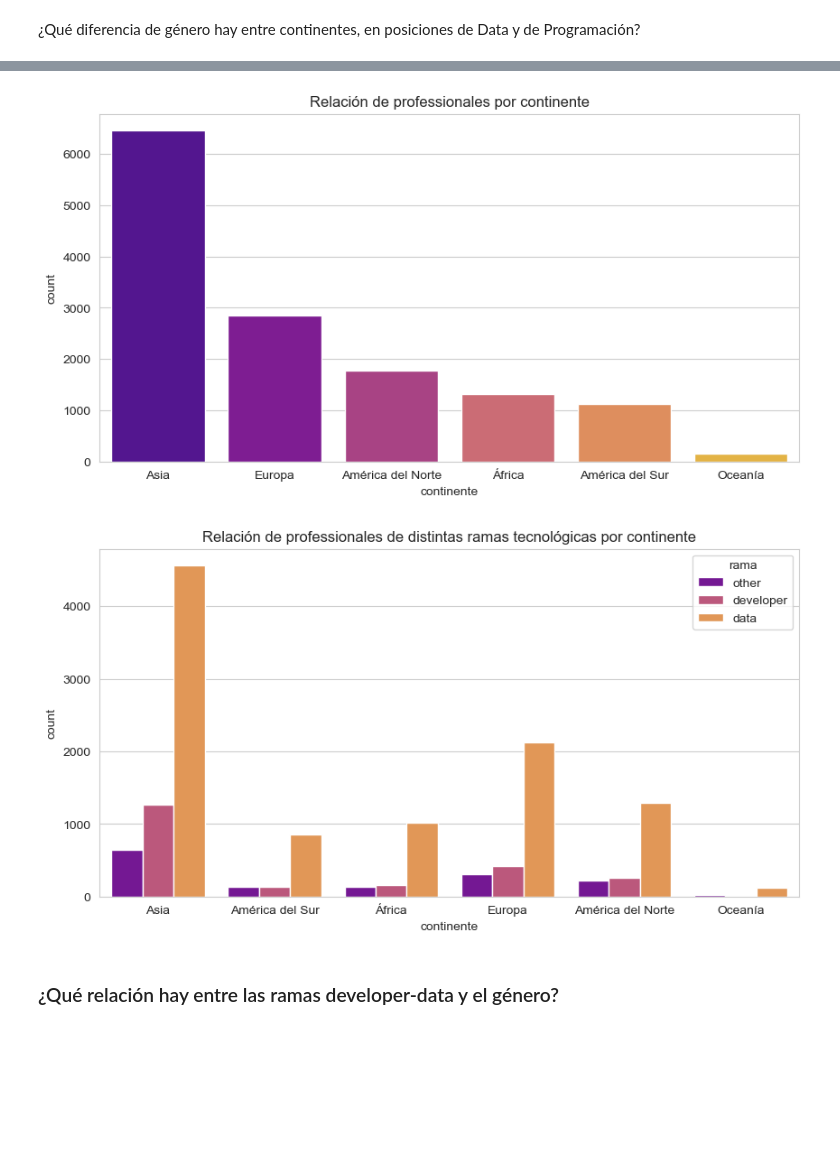
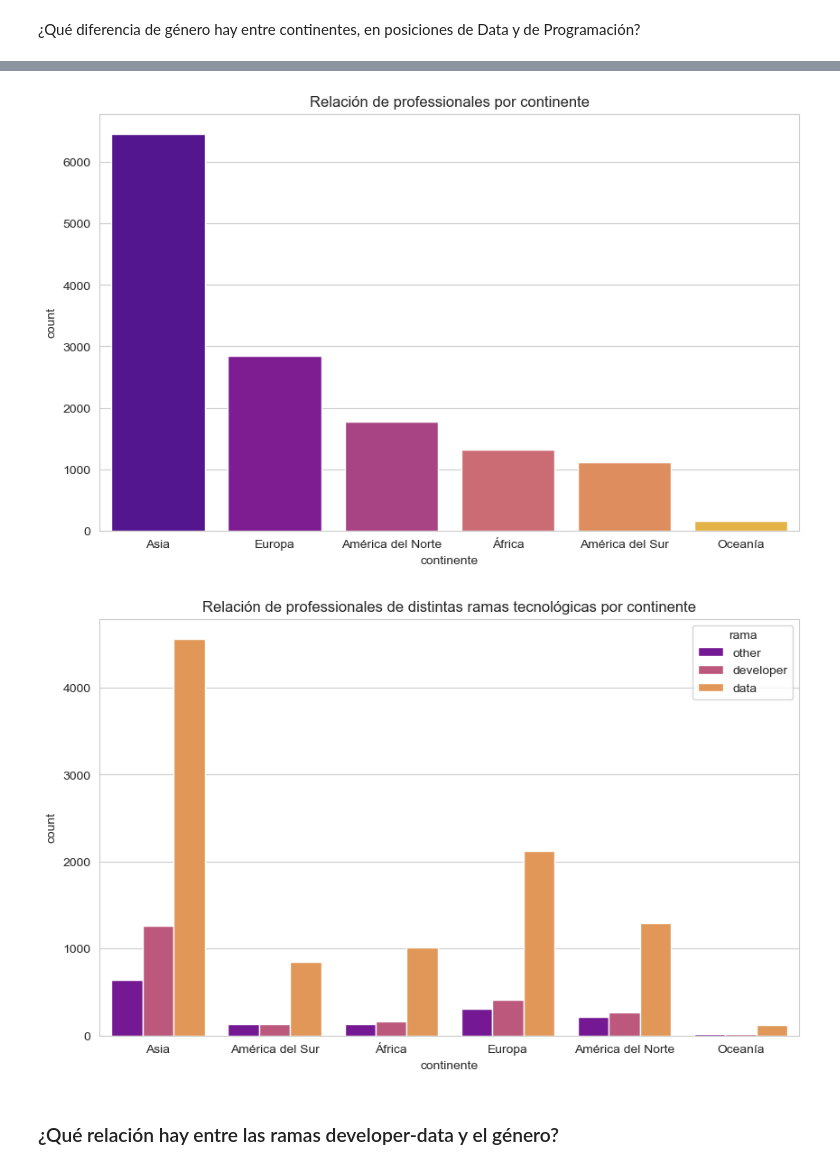
Before and after one commit to silviagordon/EDA-Visualizacion, a Jupyter notebook: Notebooks/Visualización.ipynb, the cells around one changed output, grey strips where cells are left out. Drawn from its saved outputs; the diff is of its cells as text; code cells hidden in the pictures; blank space fills up the shorter version.

```diff
--- a/Notebooks/Visualización.ipynb
+++ b/Notebooks/Visualización.ipynb
@@ -58,15 +75,15 @@ df_continente = df_social[df_social["rama"].isin(["data","developer"])]
 # %%
-fig = plt.figure(figsize=(10,5))
+fig = plt.figure(figsize=(10,6))
 
 sns.countplot(data = df_social , x =df_social['continente'] ,palette='plasma',order=df_social['continente'].value_counts().index[0:50])
 plt.title("Relación de professionales por continente", fontsize=12)
 
 plt.savefig("../Gráficos/prof-continente.png")
 plt.show()
 # %% [output]
-[figure, old version]
+[figure, new version]
 # %%
-plt.figure(figsize=(10,5))
+plt.figure(figsize=(10,6))
 
 fig = sns.countplot(x = df_social["continente"],hue = df_social["rama"],  palette = 'plasma')
 plt.title("Relación de professionales de distintas ramas tecnológicas por continente", fontsize=12)
@@ -74,7 +91,7 @@ plt.title("Relación de professionales de distintas ramas tecnológicas por cont
 plt.savefig("../Gráficos/prof-rama-continente.png")
 plt.show()
 # %% [output]
-[figure, old version]
+[figure, new version]
 # %% [markdown]
 ### ¿Qué relación hay entre las ramas developer-data y el género?
 # %% [markdown]
```
Also changed, not shown: parts of 25 cells of this notebook, 7 other files.
